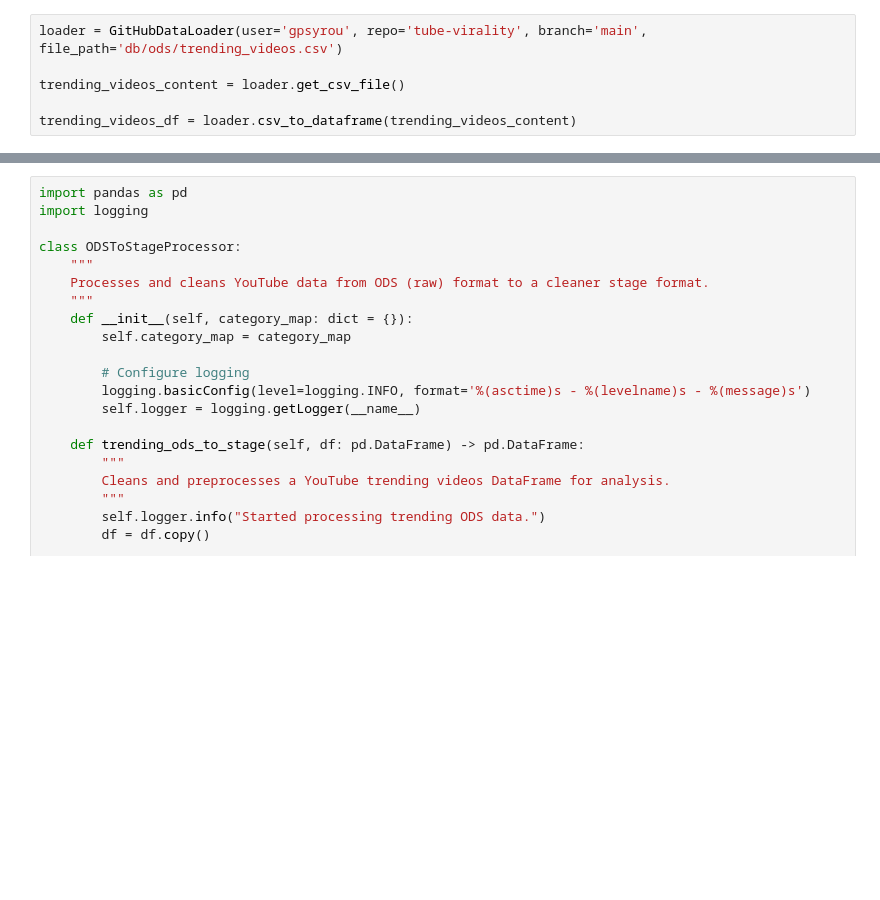
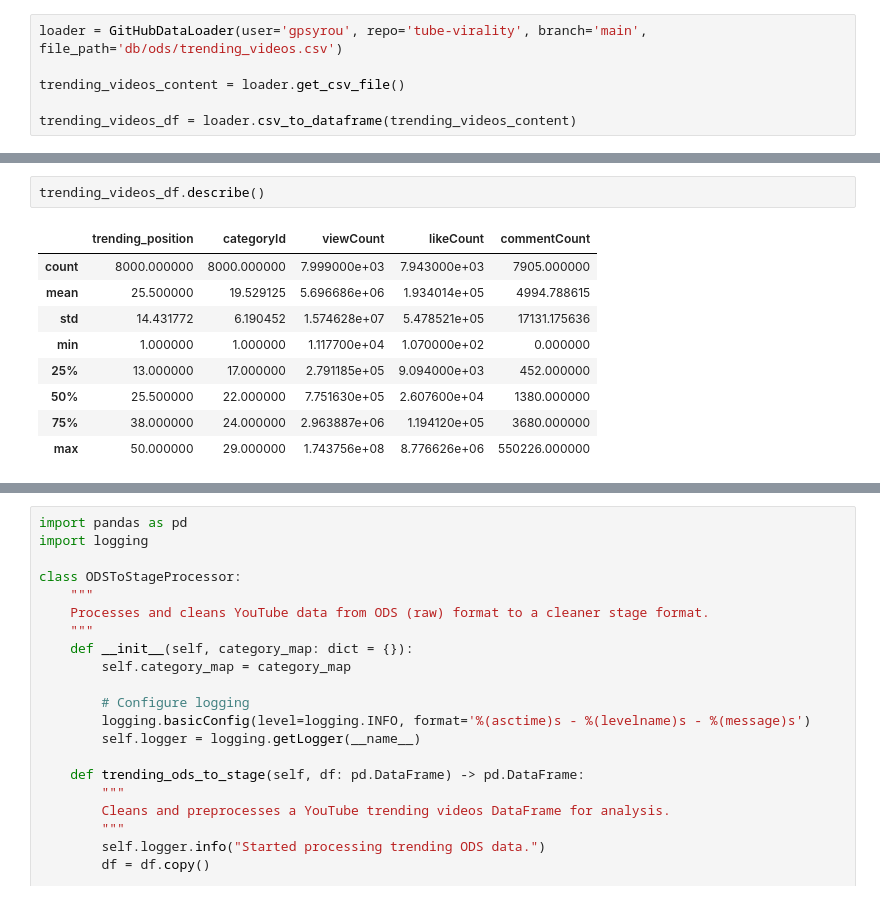
Before and after one commit to gpsyrou/tube-virality, a Jupyter notebook: analysis/Youtube Virality Predictor.ipynb, the cells around one changed output, grey strips where cells are left out. Cells and saved outputs as stored; diff of their text form; blank space fills up the shorter version.

```diff
--- a/analysis/Youtube Virality Predictor.ipynb
+++ b/analysis/Youtube Virality Predictor.ipynb
@@ -164,0 +185,12 @@ print(trending_videos_df.shape)
+# %%
+trending_videos_df.describe()
+# %% [output]
+|  | trending_position | categoryId | viewCount | likeCount | commentCount |
+| count | 8000.000000 | 8000.000000 | 7.999000e+03 | 7.943000e+03 | 7905.000000 |
+| mean | 25.500000 | 19.529125 | 5.696686e+06 | 1.934014e+05 | 4994.788615 |
+| std | 14.431772 | 6.190452 | 1.574628e+07 | 5.478521e+05 | 17131.175636 |
+| min | 1.000000 | 1.000000 | 1.117700e+04 | 1.070000e+02 | 0.000000 |
+| 25% | 13.000000 | 17.000000 | 2.791185e+05 | 9.094000e+03 | 452.000000 |
+| 50% | 25.500000 | 22.000000 | 7.751630e+05 | 2.607600e+04 | 1380.000000 |
+| 75% | 38.000000 | 24.000000 | 2.963887e+06 | 1.194120e+05 | 3680.000000 |
+| max | 50.000000 | 29.000000 | 1.743756e+08 | 8.776626e+06 | 550226.000000 |
```
Also changed, not shown: parts of 10 cells of this notebook.
